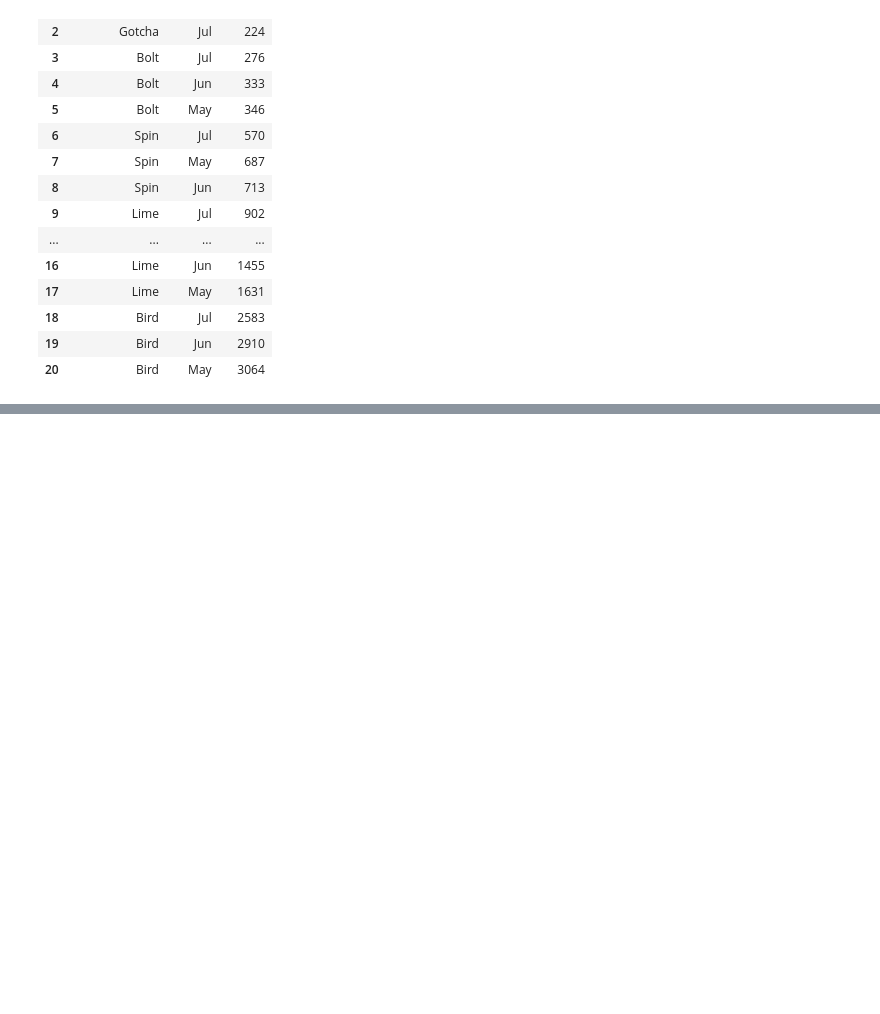
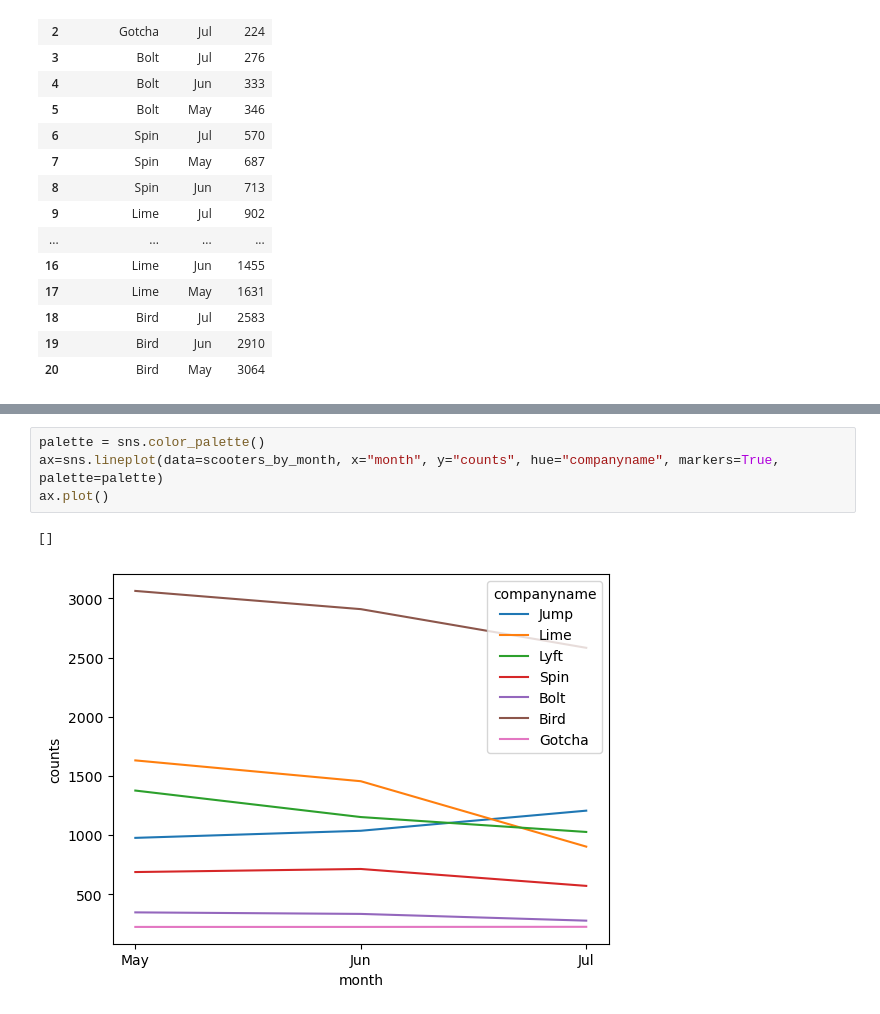
Before and after one commit to elisianguyen/nashville_scooters, a Jupyter notebook: notebooks/scooter_code.ipynb, the cells around one changed output, grey strips where cells are left out. Drawn from its saved outputs; the diff is of its cells as text; blank space fills up the shorter version.

```diff
--- a/notebooks/scooter_code.ipynb
+++ b/notebooks/scooter_code.ipynb
@@ -311,0 +333,7 @@ scooters_by_month
+# %%
+palette = sns.color_palette()
+ax=sns.lineplot(data=scooters_by_month, x="month", y="counts", hue="companyname", markers=True, palette=palette)
+ax.plot()
+# %% [output]
+[]
+[figure, added]
```
Also changed, not shown: parts of 12 cells of this notebook.
